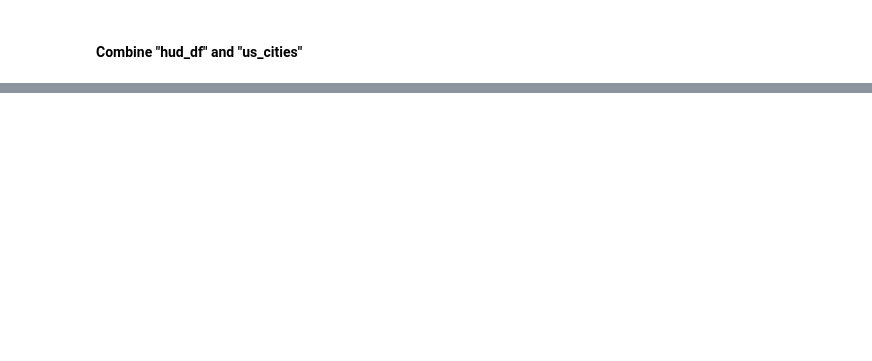
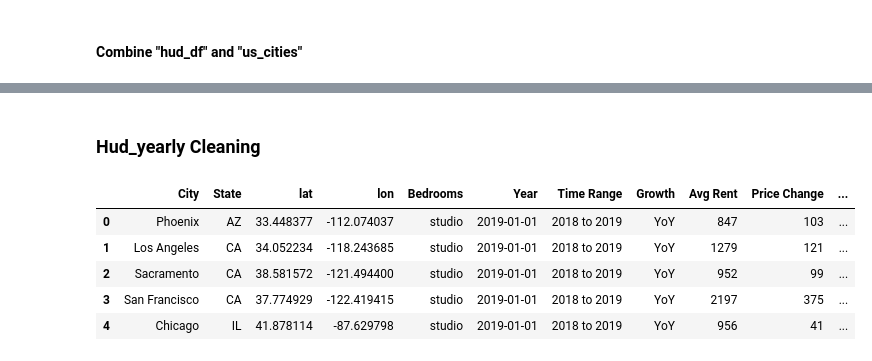
Before and after one commit to Keren-Neeq/DS4A-Team1, a Jupyter notebook: notebooks/hud_preprocessing.ipynb, the cells around one changed output, grey strips where cells are left out. Drawn from its saved outputs; the diff is of its cells as text; code cells hidden in the pictures; blank space fills up the shorter version.

```diff
--- a/notebooks/hud_preprocessing.ipynb
+++ b/notebooks/hud_preprocessing.ipynb
@@ -294,2 +211,15 @@ hud_df.head()
 # %%
 hud_df.to_csv('../data/hud/hud_final.csv', index=False)
+# %% [markdown]
+### Hud_yearly Cleaning
+# %%
+hud_df = pd.read_csv('../data/hud/hud_final.csv', parse_dates=["Year"])
+# %%
+hud_df.head()
+# %% [output]
+|  | City | State | lat | lon | Bedrooms | Year | Time Range | Growth | Avg Rent | Price Change | ... |
+| 0 | Phoenix | AZ | 33.448377 | -112.074037 | studio | 2019-01-01 | 2018 to 2019 | YoY | 847 | 103 | ... |
+| 1 | Los Angeles | CA | 34.052234 | -118.243685 | studio | 2019-01-01 | 2018 to 2019 | YoY | 1279 | 121 | ... |
+| 2 | Sacramento | CA | 38.581572 | -121.494400 | studio | 2019-01-01 | 2018 to 2019 | YoY | 952 | 99 | ... |
+| 3 | San Francisco | CA | 37.774929 | -122.419415 | studio | 2019-01-01 | 2018 to 2019 | YoY | 2197 | 375 | ... |
+| 4 | Chicago | IL | 41.878114 | -87.629798 | studio | 2019-01-01 | 2018 to 2019 | YoY | 956 | 41 | ... |
```
Also changed, not shown: parts of 21 cells of this notebook, 3 other files.
